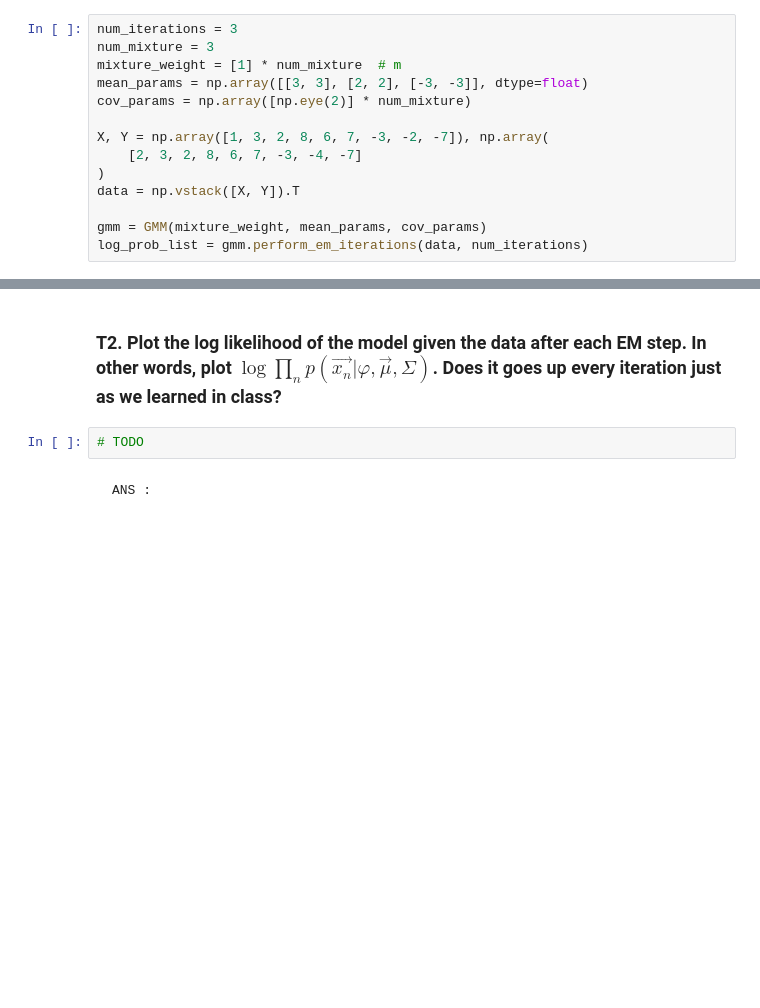
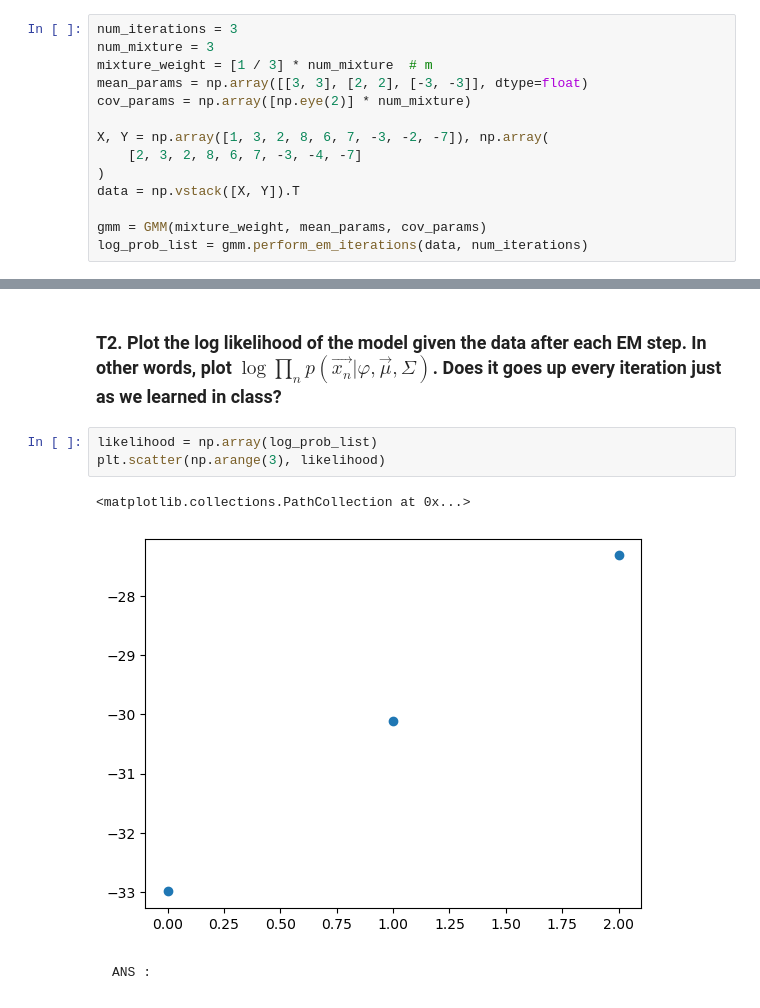
Before and after one commit to Mond45/pattern_recognition, a Jupyter notebook: hw3/HW3_Fisherfaces(student).ipynb, the cells around one changed output, grey strips where cells are left out. Saved outputs shown, nothing was run; the diff lists cells and outputs as text; blank space fills up the shorter version.

```diff
--- a/hw3/HW3_Fisherfaces(student).ipynb
+++ b/hw3/HW3_Fisherfaces(student).ipynb
@@ -91,7 +111,7 @@ class GMM:
 # %%
 num_iterations = 3
 num_mixture = 3
-mixture_weight = [1] * num_mixture  # m
+mixture_weight = [1 / 3] * num_mixture  # m
 mean_params = np.array([[3, 3], [2, 2], [-3, -3]], dtype=float)
 cov_params = np.array([np.eye(2)] * num_mixture)
 
@@ -105,7 +143,11 @@ log_prob_list = gmm.perform_em_iterations(data, num_iterations)
 # %% [markdown]
 ### T2. Plot the log likelihood of the model given the data after each EM step. In other words, plot $\log \prod_n p( \vec{x_n} |φ, \vec{μ} , Σ)$. Does it goes up every iteration just as we learned in class?
-# %%
-# TODO
+# %%
+likelihood = np.array(log_prob_list)
+plt.scatter(np.arange(3), likelihood)
+# %% [output]
+<matplotlib.collections.PathCollection at 0x...>
+[figure, added]
 # %% [markdown]
     ANS :
 # %% [markdown]
```
Also changed, not shown: parts of 43 cells of this notebook.
